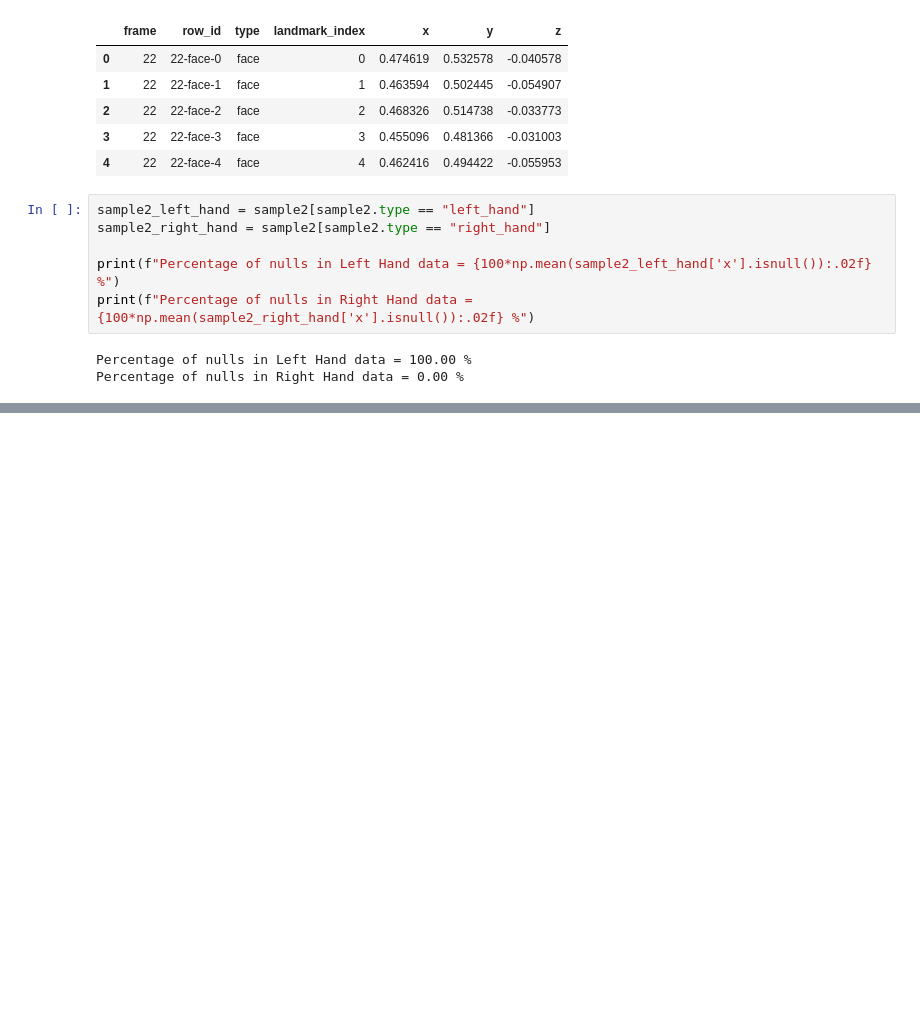
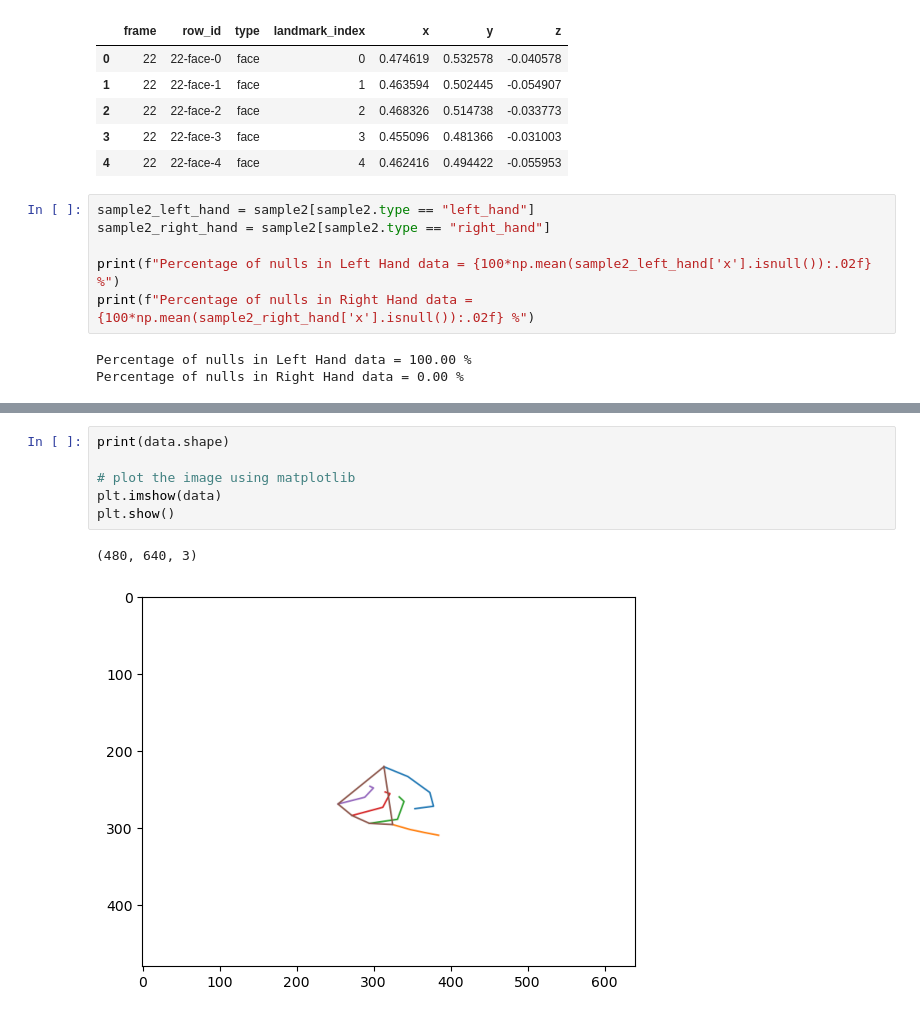
Before and after one commit to norifumi92/kaggle_competitions, a Jupyter notebook: data-processing-for-sign-language-data.ipynb, the cells around one changed output, grey strips where cells are left out. Drawn from its saved outputs; the diff is of its cells as text; blank space fills up the shorter version.

```diff
--- a/data-processing-for-sign-language-data.ipynb
+++ b/data-processing-for-sign-language-data.ipynb
@@ -161,0 +213,9 @@ Frame size: 18
+# %%
+print(data.shape)
+
+# plot the image using matplotlib
+plt.imshow(data)
+plt.show()
+# %% [output]
+(480, 640, 3)
+[figure, added]
```
Also changed, not shown: parts of 4 cells of this notebook.
